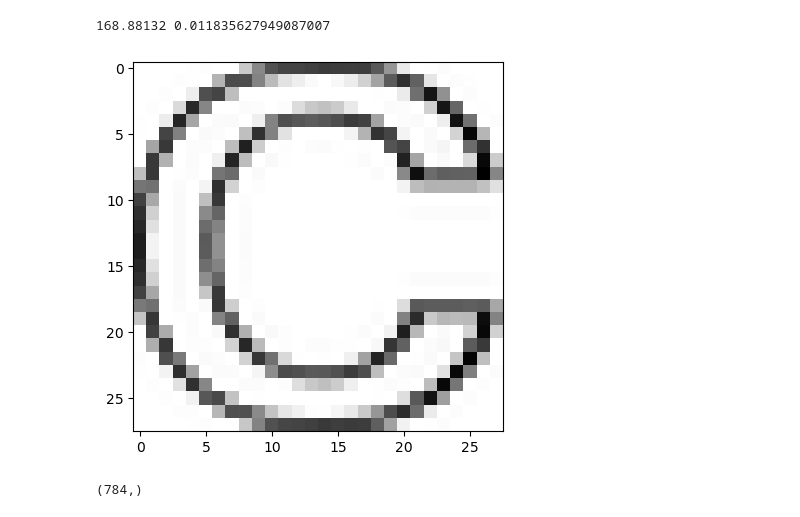
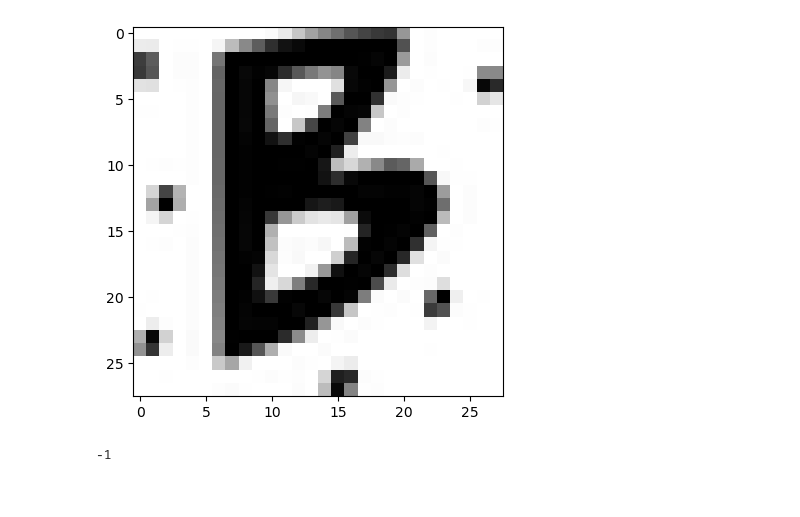
Before and after one commit to Hazdard/AppStat, a Jupyter notebook: DM_1/Sacha-Ben-Arous-DM1.ipynb, the cells around one changed output. Saved outputs shown, nothing was run; the diff lists cells and outputs as text; code cells hidden in the pictures.

```diff
--- a/DM_1/Sacha-Ben-Arous-DM1.ipynb
+++ b/DM_1/Sacha-Ben-Arous-DM1.ipynb
@@ -6,15 +6,24 @@ import glob
 
 import time
 # %%
-data_x=[]
-data_y=[]
+train_data_x=[]
+train_data_y=[]
+test_data_x=[]
+test_data_y=[]
 d=28*28
-n=6000
+n_train=6000
+n_test = 750
 
 for lettre in ["A", "B", "C"] :
     for image_path in glob.glob("./data/train/"+lettre+"/*.png"):
-        data_x.append(mpimg.imread(image_path))
+        train_data_x.append(mpimg.imread(image_path))
         if lettre=="A" :
-            data_y.append(1)
+            train_data_y.append(1)
         else :
-            data_y.append(-1)
+            train_data_y.append(-1)
+    for image_path in glob.glob("./data/test/"+lettre+"/*.png"):
+        test_data_x.append(mpimg.imread(image_path))
+        if lettre=="A" :
+            test_data_y.append(1)
+        else :
+            test_data_y.append(-1)
@@ -24,31 +30,21 @@ Y=np.array(data_y)
-# %%
-lamb=0.1
-mu=0.1
-
-spec, _ = np.linalg.eig(X.T@X)
-spec_H = np.real(spec)/n + lamb
-L = np.max(spec_H)
-
-gamma = 2/(L+mu)
-
-gamma2=0.002
-
-print(L,gamma)
-# %% [output]
-168.88132 0.011835627949087007
+# %%
+X_train=np.reshape(train_data_x,(n_train,d))
+Y_train=np.array(train_data_y)
+X_test=np.reshape(test_data_x,(n_test,d))
+Y_test=np.array(test_data_y)
+
+randperm = np.random.permutation(X_train.shape[0])
+X_train = X_train[randperm,:]
+Y_train = Y_train[randperm]
+
+n_small = 1291
+X_train=X_train[:n_small]
+Y_train = Y_train[:n_small]
 # %%
-i = np.random.randint(n)
-plt.imshow(np.reshape(X[i],(28,28)), cmap='binary')
+i = np.random.randint(n_small)
+plt.imshow(np.reshape(X_train[i],(28,28)), cmap='binary')
 plt.show()
+print(Y_train[i])
 # %% [output]
-[figure, old version]
+[figure, new version]
+-1
-# %%
-def l1(x,y) :
-    return(x-y)**2
-
-def grad_l1(w,i) :
-    return 2*X[i]*((w.T)@X[i]-Y[i])
-
-print(X[i].shape)
-# %% [output]
-(784,)
```
Also changed, not shown: parts of 12 cells of this notebook, 4 other files.
